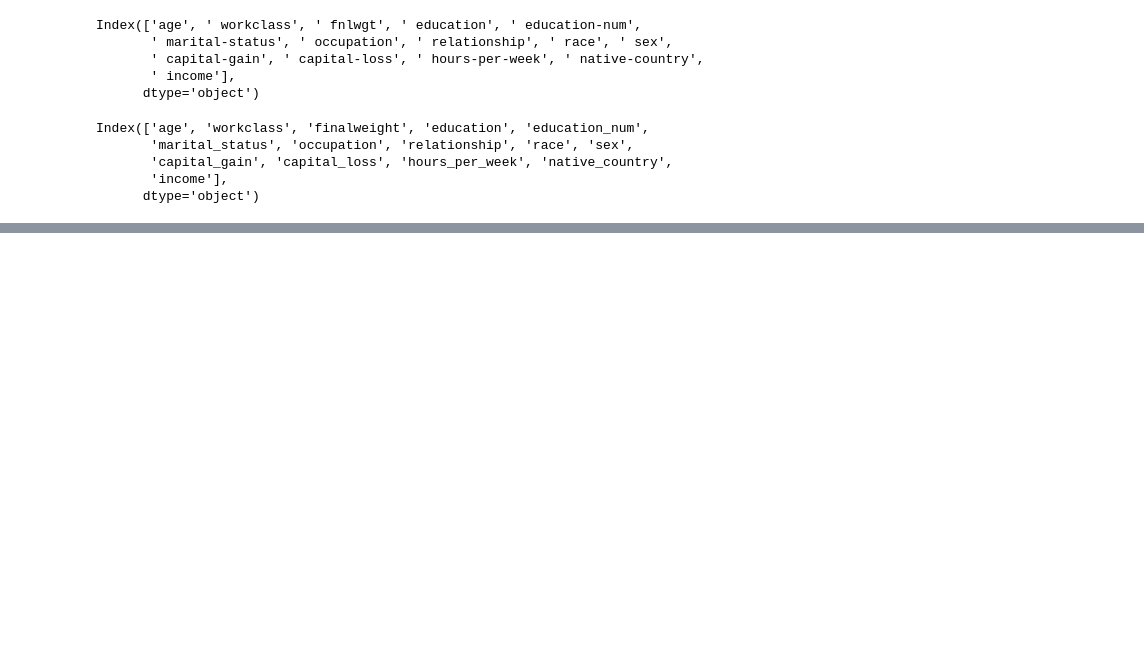
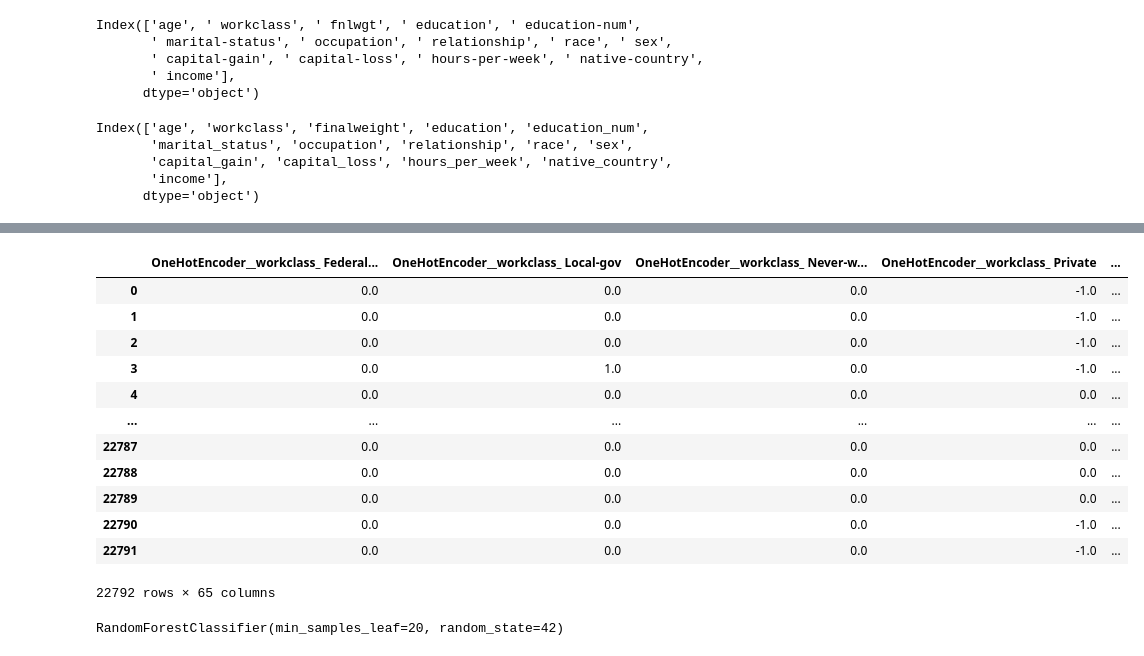
Before and after one commit to Ahmet-Ruchan/ML-Core, a Jupyter notebook: Core/Machine Learning/Supervised Learning/Classification/Random Forest/Random_Forest_Classifier.ipynb, the cells around one changed output, grey strips where cells are left out. Drawn from its saved outputs; the diff is of its cells as text; code cells hidden in the pictures; blank space fills up the shorter version.

Commit message:
30.07.2026 Random Forest Classifier exercise

```diff
--- a/Core/Machine Learning/Supervised Learning/Classification/Random Forest/Random_Forest_Classifier.ipynb
+++ b/Core/Machine Learning/Supervised Learning/Classification/Random Forest/Random_Forest_Classifier.ipynb
@@ -36,0 +474,27 @@ Index(['age', 'workclass', 'finalweight', 'education', 'education_num',
+# %%
+cols = X_train.columns
+# %%
+from sklearn.preprocessing import RobustScaler
+scaler = RobustScaler()
+# %%
+X_train = scaler.fit_transform(X_train)
+X_test = scaler.transform(X_test)
+# %%
+X_test = pd.DataFrame(X_test, columns=cols)
+X_train = pd.DataFrame(X_train, columns=cols)
+# %%
+X_train
+# %% [output]
+|  | OneHotEncoder__workclass_ Federal... | OneHotEncoder__workclass_ Local-gov | OneHotEncoder__workclass_ Never-w... | OneHotEncoder__workclass_ Private | ... |
+| 0 | 0.0 | 0.0 | 0.0 | -1.0 | ... |
+| 1 | 0.0 | 0.0 | 0.0 | -1.0 | ... |
+| 2 | 0.0 | 0.0 | 0.0 | -1.0 | ... |
+| 3 | 0.0 | 1.0 | 0.0 | -1.0 | ... |
+| 4 | 0.0 | 0.0 | 0.0 | 0.0 | ... |
+| ... | ... | ... | ... | ... | ... |
+| 22787 | 0.0 | 0.0 | 0.0 | 0.0 | ... |
+| 22788 | 0.0 | 0.0 | 0.0 | 0.0 | ... |
+| 22789 | 0.0 | 0.0 | 0.0 | 0.0 | ... |
+| 22790 | 0.0 | 0.0 | 0.0 | -1.0 | ... |
+| 22791 | 0.0 | 0.0 | 0.0 | -1.0 | ... |
+22792 rows × 65 columns
@@ -36,0 +507,5 @@ Index(['age', 'workclass', 'finalweight', 'education', 'education_num',
+# %%
+rfc = RandomForestClassifier(n_estimators=100, criterion="gini", min_samples_leaf=20, random_state=42)
+rfc.fit(X_train, y_train)
+# %% [output]
+RandomForestClassifier(min_samples_leaf=20, random_state=42)
```
Also changed, not shown: parts of 66 cells of this notebook, 2 other files.
